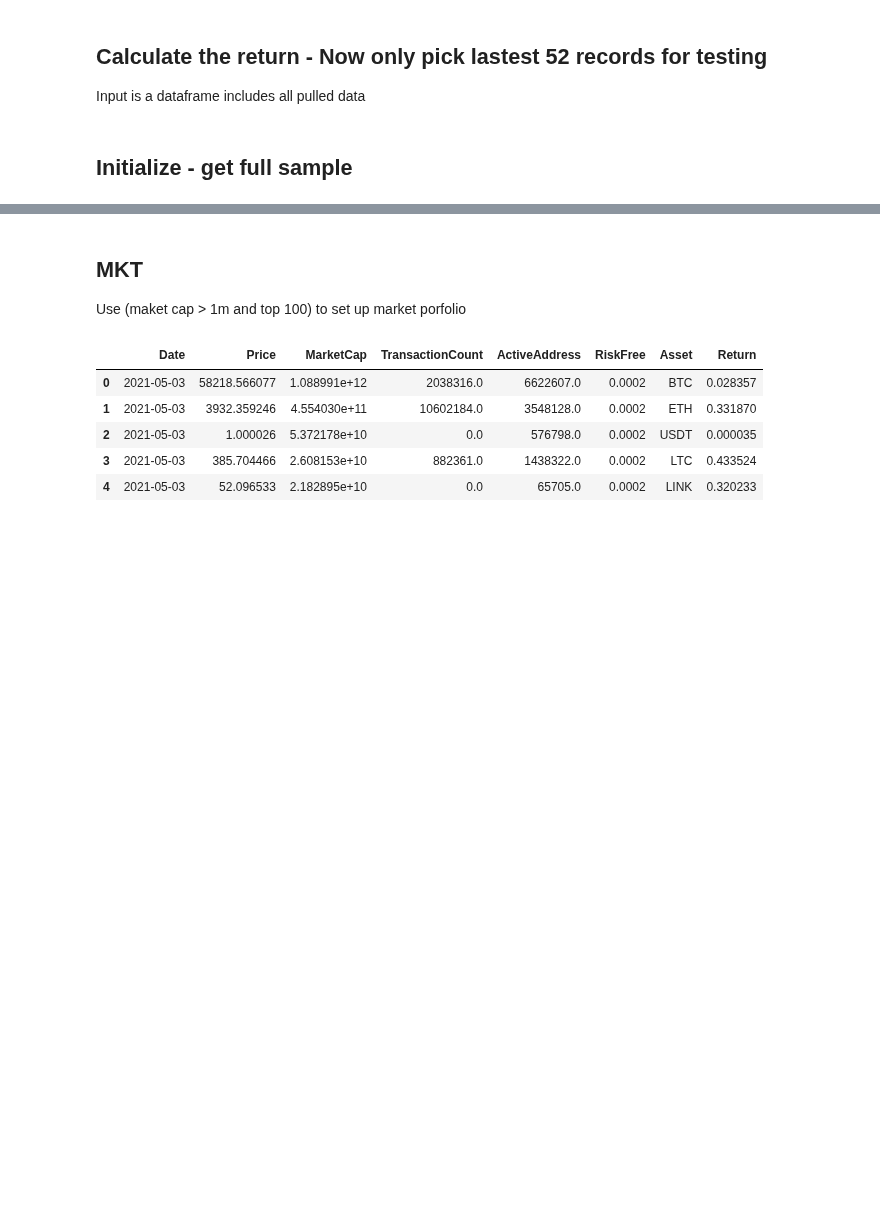
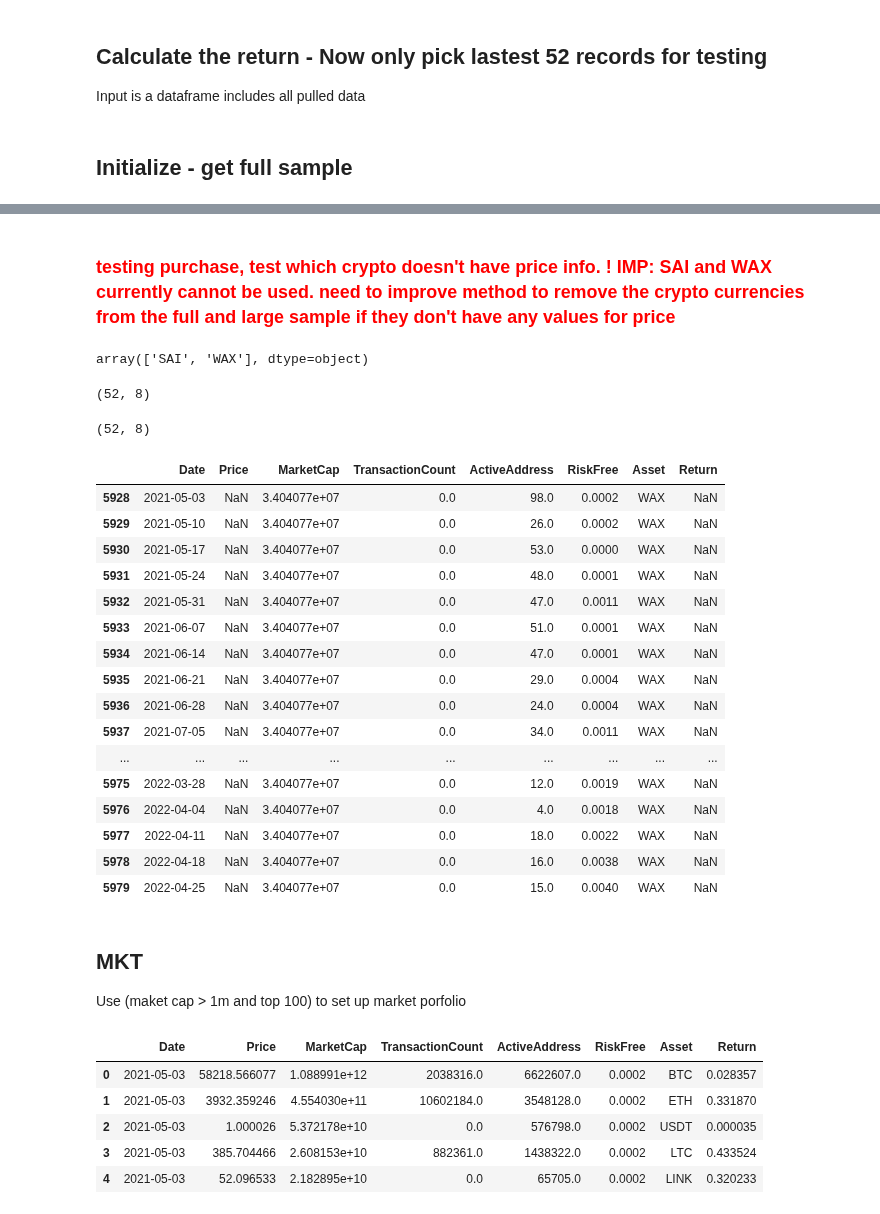
Before and after one commit to PracticumCrypto/C5-Analyzer, a Jupyter notebook: DataPull-MKT_SIZE_Fiona.ipynb, the cells around one changed output, grey strips where cells are left out. Cells and saved outputs as stored; diff of their text form; code cells hidden in the pictures; blank space fills up the shorter version.

```diff
--- a/DataPull-MKT_SIZE_Fiona.ipynb
+++ b/DataPull-MKT_SIZE_Fiona.ipynb
@@ -136,3 +134,31 @@ def PullStart(coinList: list):
+# %%
+def InterpolationImpute (sample: pd.DataFrame):
+    """This Method will impute NA values using linear interpolation method
+
+    Args:
+        sample (pd.DataFrame): The Pulled Data
+
+    Returns:
+        fullFrame (pd.DataFrame): A DataFrame Imputed all NA using linear interpolation
+    """
+    # Initialization
+    imputedFrame = pd.DataFrame(columns=list(fullSample.columns))
+
+    orgcols = list(fullSample.columns)
+    cols = orgcols.copy()
+    cols.remove('Date')
+    cols.remove('Asset')
+    for index in fullSample.groupby('Asset').count().index.values.tolist():
+        syntax = f"Asset == '{index}'"
+        segment = fullSample.query(syntax)
+        temp = segment[cols].interpolate(method='linear', limit_direction='forward', axis=0)
+        temp['Asset'] = segment['Asset']
+        temp['Date'] = segment['Date']
+        imputedFrame = pd.concat([imputedFrame, temp[orgcols]],
+                                     ignore_index=True)
+
+
+    return imputedFrame
 # %% [markdown]
 ## Calculate the return - Now only pick lastest 52 records for testing
 Input is a dataframe includes all pulled data
@@ -259,0 +188,9 @@ Pulling BAT's ActiveAddress
+# %%
+# Get fullSample Raw Data(Without Return)
+fullSample_raw = PullStart(symbolList)
+
+# Add Return to fullSample
+fullSample_add = AddReturn(fullSample_raw)
+
+# Impute missing value using interploration method
+fullSample = InterpolationImpute(fullSample_add)
@@ -260,3 +293,40 @@ Pulling BAT's ActiveAddress
+# %% [markdown]
+### <font color='red'>testing purchase, test which crypto doesn't have price info.  ! IMP: SAI and WAX currently cannot be used. need to improve method to remove the crypto currencies from the full and large sample if they don't have any values for price
+# %%
+pricenul = fullSample[fullSample['Price'].isnull()]
+pricenul.Asset.unique()
+# %% [output]
+array(['SAI', 'WAX'], dtype=object)
+# %%
+df1=pricenul.query(" (Asset == 'SAI') ")
+df1.shape
+# %% [output]
+(52, 8)
+# %%
+df2=pricenul.query(" (Asset == 'WAX') ")
+df2.shape
+# %% [output]
+(52, 8)
+# %%
+df2
+# %% [output]
+|  | Date | Price | MarketCap | TransactionCount | ActiveAddress | RiskFree | Asset | Return |
+| 5928 | 2021-05-03 | NaN | 3.404077e+07 | 0.0 | 98.0 | 0.0002 | WAX | NaN |
+| 5929 | 2021-05-10 | NaN | 3.404077e+07 | 0.0 | 26.0 | 0.0002 | WAX | NaN |
+| 5930 | 2021-05-17 | NaN | 3.404077e+07 | 0.0 | 53.0 | 0.0000 | WAX | NaN |
+| 5931 | 2021-05-24 | NaN | 3.404077e+07 | 0.0 | 48.0 | 0.0001 | WAX | NaN |
+| 5932 | 2021-05-31 | NaN | 3.404077e+07 | 0.0 | 47.0 | 0.0011 | WAX | NaN |
+| 5933 | 2021-06-07 | NaN | 3.404077e+07 | 0.0 | 51.0 | 0.0001 | WAX | NaN |
+| 5934 | 2021-06-14 | NaN | 3.404077e+07 | 0.0 | 47.0 | 0.0001 | WAX | NaN |
+| 5935 | 2021-06-21 | NaN | 3.404077e+07 | 0.0 | 29.0 | 0.0004 | WAX | NaN |
+| 5936 | 2021-06-28 | NaN | 3.404077e+07 | 0.0 | 24.0 | 0.0004 | WAX | NaN |
+| 5937 | 2021-07-05 | NaN | 3.404077e+07 | 0.0 | 34.0 | 0.0011 | WAX | NaN |
+| ... | ... | ... | ... | ... | ... | ... | ... | ... |
+| 5975 | 2022-03-28 | NaN | 3.404077e+07 | 0.0 | 12.0 | 0.0019 | WAX | NaN |
+| 5976 | 2022-04-04 | NaN | 3.404077e+07 | 0.0 | 4.0 | 0.0018 | WAX | NaN |
+| 5977 | 2022-04-11 | NaN | 3.404077e+07 | 0.0 | 18.0 | 0.0022 | WAX | NaN |
+| 5978 | 2022-04-18 | NaN | 3.404077e+07 | 0.0 | 16.0 | 0.0038 | WAX | NaN |
+| 5979 | 2022-04-25 | NaN | 3.404077e+07 | 0.0 | 15.0 | 0.0040 | WAX | NaN |
 # %% [markdown]
 ## MKT
 Use (maket cap > 1m and top 100) to set up market porfolio
```
Also changed, not shown: parts of 8 cells of this notebook.
